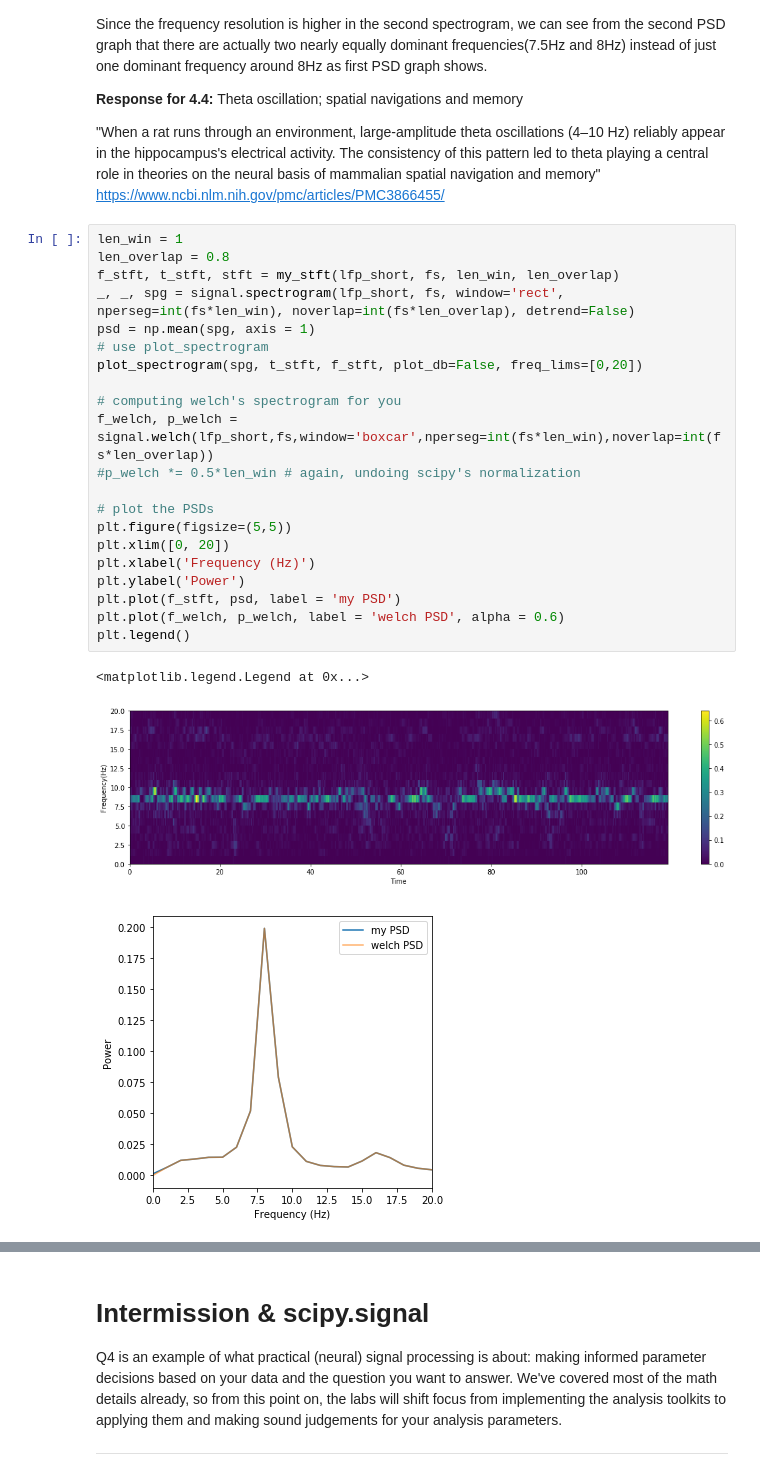
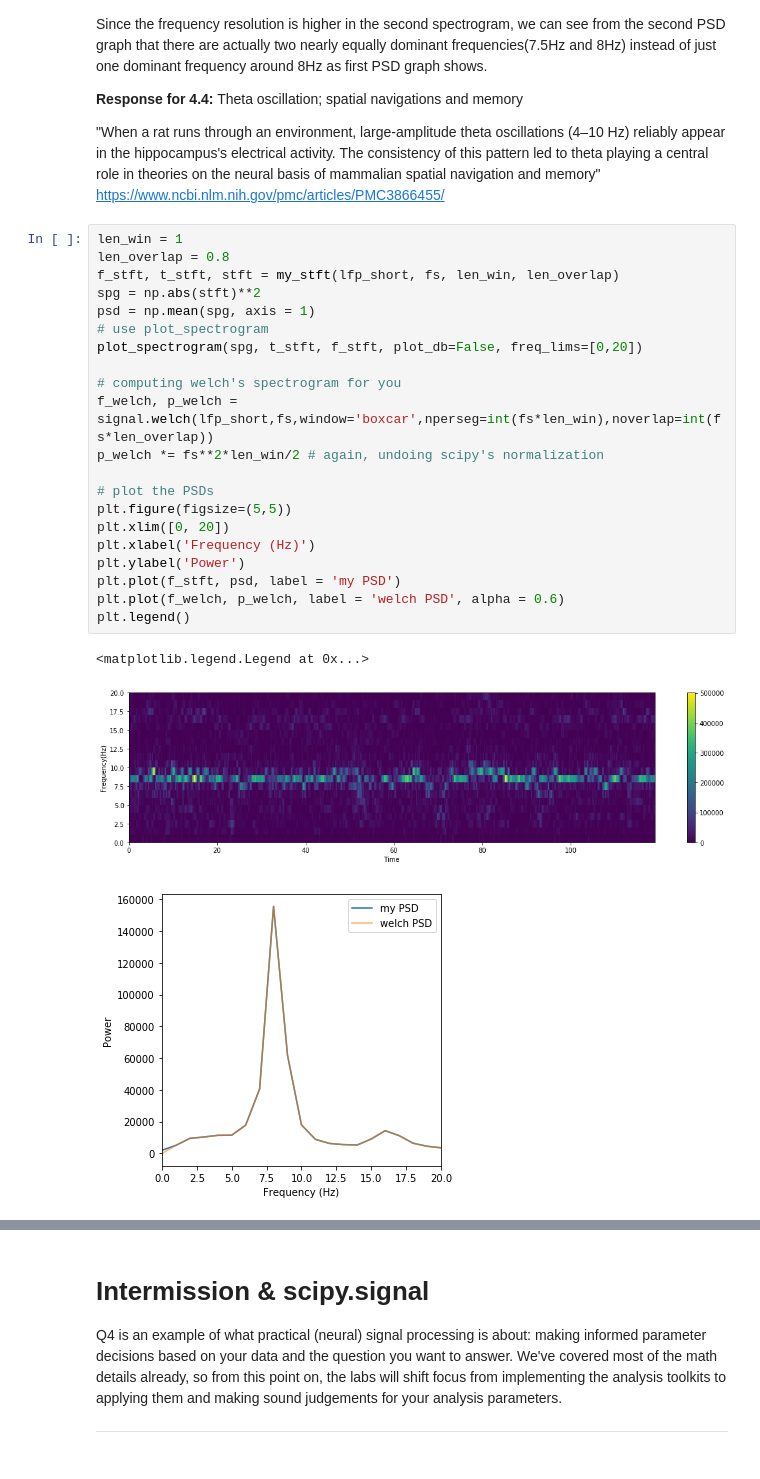
Before and after one commit to xuanyuw/COGS118C, a Jupyter notebook: Assignments/A3-TimeFrequencyFiltering.ipynb, the cells around one changed output, grey strips where cells are left out. Drawn from its saved outputs; the diff is of its cells as text.

```diff
--- a/Assignments/A3-TimeFrequencyFiltering.ipynb
+++ b/Assignments/A3-TimeFrequencyFiltering.ipynb
@@ -382,28 +382,28 @@ https://www.ncbi.nlm.nih.gov/pmc/articles/PMC3866455/
 # %%
 len_win = 1
 len_overlap = 0.8
 f_stft, t_stft, stft = my_stft(lfp_short, fs, len_win, len_overlap)
-_, _, spg = signal.spectrogram(lfp_short, fs, window='rect', nperseg=int(fs*len_win), noverlap=int(fs*len_overlap), detrend=False)
+spg = np.abs(stft)**2
 psd = np.mean(spg, axis = 1)
 # use plot_spectrogram
 plot_spectrogram(spg, t_stft, f_stft, plot_db=False, freq_lims=[0,20])
 
 # computing welch's spectrogram for you
 f_welch, p_welch = signal.welch(lfp_short,fs,window='boxcar',nperseg=int(fs*len_win),noverlap=int(fs*len_overlap))
-#p_welch *= 0.5*len_win # again, undoing scipy's normalization
+p_welch *= fs**2*len_win/2 # again, undoing scipy's normalization
 
 # plot the PSDs
 plt.figure(figsize=(5,5))
 plt.xlim([0, 20])
 plt.xlabel('Frequency (Hz)')
 plt.ylabel('Power')
 plt.plot(f_stft, psd, label = 'my PSD')
 plt.plot(f_welch, p_welch, label = 'welch PSD', alpha = 0.6)
 plt.legend()
 # %% [output]
 <matplotlib.legend.Legend at 0x...>
-[figure, old version]
+[figure, new version]
-[figure, old version]
+[figure, new version]
 # %%
 len_win = 5
 len_overlap = 4
```
Also changed, not shown: parts of 1 cell of this notebook, 1 other file.
